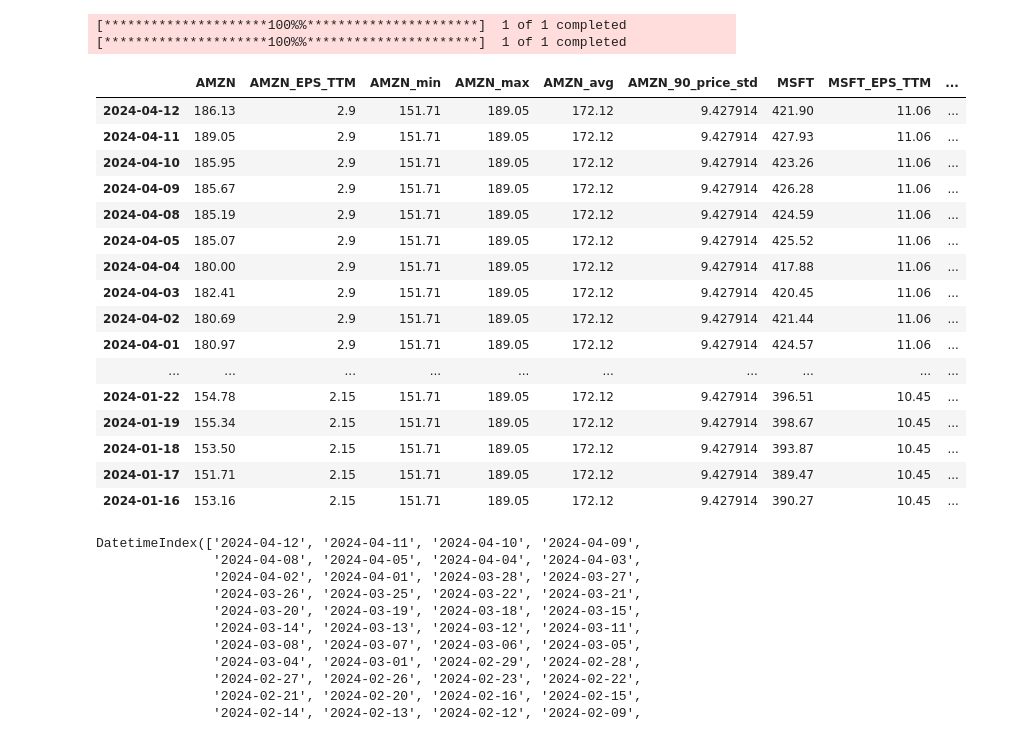
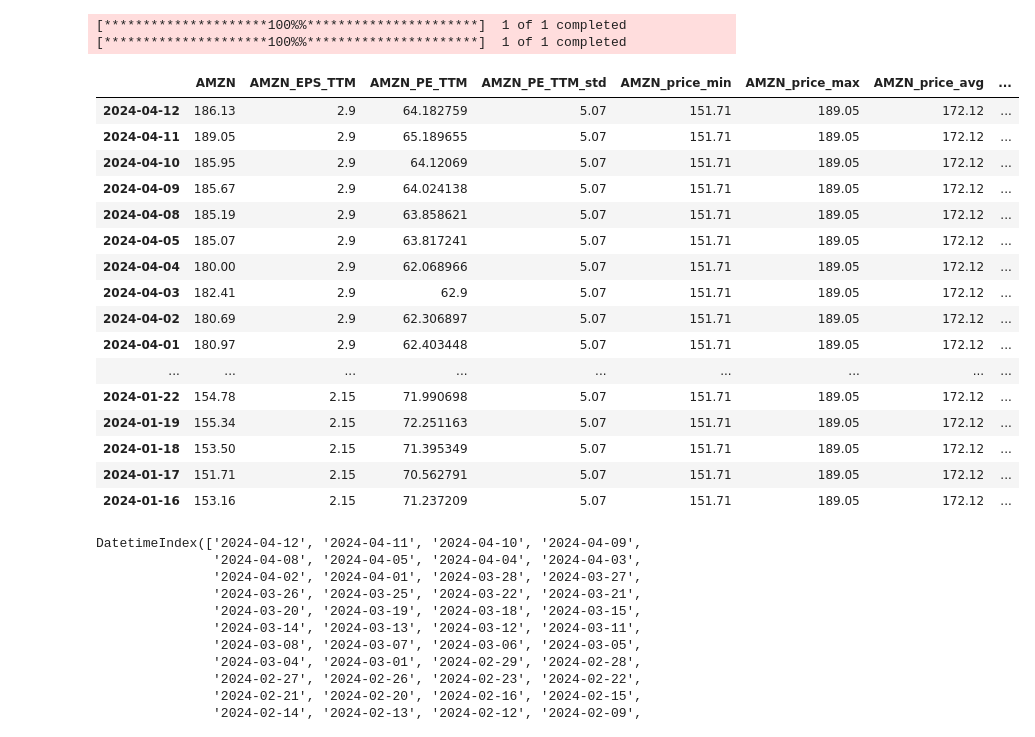
Before and after one commit to tangj310/Inv_equity, a Jupyter notebook: 03_PE_TTM_valuation/PE_TTM_valuationo.ipynb, the cells around one changed output. Cells and saved outputs as stored; diff of their text form; code cells hidden in the pictures.

```diff
--- a/03_PE_TTM_valuation/PE_TTM_valuationo.ipynb
+++ b/03_PE_TTM_valuation/PE_TTM_valuationo.ipynb
@@ -54,54 +54,63 @@ for symbol in ticker_symbols:
 
                 # Select the first four rows from the sorted DataFrame
                 closest_dates = filtered_symbol_hist_EPS.head(4)
 
                 # # Calculate the sum of the numeric values in the selected rows
                 EPS_TTM = closest_dates.sum()
 
                 adjusted_stock_data.loc[i, f"{symbol}_EPS_TTM"] = EPS_TTM
 
             else:
                 continue
 
 
     # stock's stats
-    adjusted_stock_data[symbol + "_min"] = adjusted_stock_data[symbol].min().round(2)
-    adjusted_stock_data[symbol + "_max"] = adjusted_stock_data[symbol].max().round(2)
-    adjusted_stock_data[symbol + "_avg"] = adjusted_stock_data[symbol].mean().round(2)
-    adjusted_stock_data[f"{symbol}_{window_days}_price_std"] = np.std(data['Close'].round(2))
 
+    adjusted_stock_data[f"{symbol}_PE_TTM"] = adjusted_stock_data[symbol] / adjusted_stock_data[f"{symbol}_EPS_TTM"]
+    adjusted_stock_data[f"{symbol}_PE_TTM_avg"] = adjusted_stock_data[f"{symbol}_PE_TTM"].mean().round(2)
+    adjusted_stock_data[f"{symbol}_PE_TTM_std"] = np.std(adjusted_stock_data[f"{symbol}_PE_TTM"]).round(2)
+    adjusted_stock_data[f"{symbol}_PE_TTM_volatility_+"] = adjusted_stock_data[f"{symbol}_PE_TTM_avg"] + adjusted_stock_data[f"{symbol}_PE_TTM_std"] # 这个是PE的波动范围上限
+    adjusted_stock_data[f"{symbol}_PE_TTM_volatility_-"] = adjusted_stock_data[f"{symbol}_PE_TTM_avg"] - adjusted_stock_data[f"{symbol}_PE_TTM_std"] # 这个是PE的波动范围下限
+
+    adjusted_stock_data[f"{symbol}_relative_valuation_+"] = adjusted_stock_data[f"{symbol}_PE_TTM_volatility_+"] * adjusted_stock_data[f"{symbol}_PE_TTM"] # 这个是relative valuation的价格上限
+    adjusted_stock_data[f"{symbol}_relative_valuation_-"] = adjusted_stock_data[f"{symbol}_PE_TTM_volatility_-"] * adjusted_stock_data[f"{symbol}_PE_TTM"] # 这个是relative valuation的价格下限
+
+    adjusted_stock_data[f"{symbol}_price_min"] = adjusted_stock_data[symbol].min().round(2)
+    adjusted_stock_data[f"{symbol}_price_max"] = adjusted_stock_data[symbol].max().round(2)
+    adjusted_stock_data[f"{symbol}_price_avg"] = adjusted_stock_data[symbol].mean().round(2)
+    adjusted_stock_data[f"{symbol}_{window_days}_price_std"] = np.std(adjusted_stock_data[symbol]).round(2)
 
 # # Reset index to make it cleaner
 # adjusted_stock_data.reset_index(inplace=True)
 
 # # Example usage: Display the first few rows of the adjusted DataFrame
 # adjusted_stock_data.sort_values(by='Date', ascending=False)
 
 # Set display options to show all rows and columns
 pd.set_option('display.max_rows', None)
 pd.set_option('display.max_columns', None)
 
 adjusted_stock_data
 # %% [output]
 [*********************100%%**********************]  1 of 1 completed
 [*********************100%%**********************]  1 of 1 completed
-|  | AMZN | AMZN_EPS_TTM | AMZN_min | AMZN_max | AMZN_avg | AMZN_90_price_std | MSFT | MSFT_EPS_TTM | ... |
-| 2024-04-12 | 186.13 | 2.9 | 151.71 | 189.05 | 172.12 | 9.427914 | 421.90 | 11.06 | ... |
-| 2024-04-11 | 189.05 | 2.9 | 151.71 | 189.05 | 172.12 | 9.427914 | 427.93 | 11.06 | ... |
-| 2024-04-10 | 185.95 | 2.9 | 151.71 | 189.05 | 172.12 | 9.427914 | 423.26 | 11.06 | ... |
-| 2024-04-09 | 185.67 | 2.9 | 151.71 | 189.05 | 172.12 | 9.427914 | 426.28 | 11.06 | ... |
-| 2024-04-08 | 185.19 | 2.9 | 151.71 | 189.05 | 172.12 | 9.427914 | 424.59 | 11.06 | ... |
-| 2024-04-05 | 185.07 | 2.9 | 151.71 | 189.05 | 172.12 | 9.427914 | 425.52 | 11.06 | ... |
-| 2024-04-04 | 180.00 | 2.9 | 151.71 | 189.05 | 172.12 | 9.427914 | 417.88 | 11.06 | ... |
-| 2024-04-03 | 182.41 | 2.9 | 151.71 | 189.05 | 172.12 | 9.427914 | 420.45 | 11.06 | ... |
-| 2024-04-02 | 180.69 | 2.9 | 151.71 | 189.05 | 172.12 | 9.427914 | 421.44 | 11.06 | ... |
-| 2024-04-01 | 180.97 | 2.9 | 151.71 | 189.05 | 172.12 | 9.427914 | 424.57 | 11.06 | ... |
-| ... | ... | ... | ... | ... | ... | ... | ... | ... | ... |
-| 2024-01-22 | 154.78 | 2.15 | 151.71 | 189.05 | 172.12 | 9.427914 | 396.51 | 10.45 | ... |
-| 2024-01-19 | 155.34 | 2.15 | 151.71 | 189.05 | 172.12 | 9.427914 | 398.67 | 10.45 | ... |
-| 2024-01-18 | 153.50 | 2.15 | 151.71 | 189.05 | 172.12 | 9.427914 | 393.87 | 10.45 | ... |
-| 2024-01-17 | 151.71 | 2.15 | 151.71 | 189.05 | 172.12 | 9.427914 | 389.47 | 10.45 | ... |
-| 2024-01-16 | 153.16 | 2.15 | 151.71 | 189.05 | 172.12 | 9.427914 | 390.27 | 10.45 | ... |
+|  | AMZN | AMZN_EPS_TTM | AMZN_PE_TTM | AMZN_PE_TTM_std | AMZN_price_min | AMZN_price_max | AMZN_price_avg | ... |
+| 2024-04-12 | 186.13 | 2.9 | 64.182759 | 5.07 | 151.71 | 189.05 | 172.12 | ... |
+| 2024-04-11 | 189.05 | 2.9 | 65.189655 | 5.07 | 151.71 | 189.05 | 172.12 | ... |
+| 2024-04-10 | 185.95 | 2.9 | 64.12069 | 5.07 | 151.71 | 189.05 | 172.12 | ... |
+| 2024-04-09 | 185.67 | 2.9 | 64.024138 | 5.07 | 151.71 | 189.05 | 172.12 | ... |
+| 2024-04-08 | 185.19 | 2.9 | 63.858621 | 5.07 | 151.71 | 189.05 | 172.12 | ... |
+| 2024-04-05 | 185.07 | 2.9 | 63.817241 | 5.07 | 151.71 | 189.05 | 172.12 | ... |
+| 2024-04-04 | 180.00 | 2.9 | 62.068966 | 5.07 | 151.71 | 189.05 | 172.12 | ... |
+| 2024-04-03 | 182.41 | 2.9 | 62.9 | 5.07 | 151.71 | 189.05 | 172.12 | ... |
+| 2024-04-02 | 180.69 | 2.9 | 62.306897 | 5.07 | 151.71 | 189.05 | 172.12 | ... |
+| 2024-04-01 | 180.97 | 2.9 | 62.403448 | 5.07 | 151.71 | 189.05 | 172.12 | ... |
+| ... | ... | ... | ... | ... | ... | ... | ... | ... |
+| 2024-01-22 | 154.78 | 2.15 | 71.990698 | 5.07 | 151.71 | 189.05 | 172.12 | ... |
+| 2024-01-19 | 155.34 | 2.15 | 72.251163 | 5.07 | 151.71 | 189.05 | 172.12 | ... |
+| 2024-01-18 | 153.50 | 2.15 | 71.395349 | 5.07 | 151.71 | 189.05 | 172.12 | ... |
+| 2024-01-17 | 151.71 | 2.15 | 70.562791 | 5.07 | 151.71 | 189.05 | 172.12 | ... |
+| 2024-01-16 | 153.16 | 2.15 | 71.237209 | 5.07 | 151.71 | 189.05 | 172.12 | ... |
 # %%
 data.index.sort_values(ascending=False)
 # %% [output]
```
